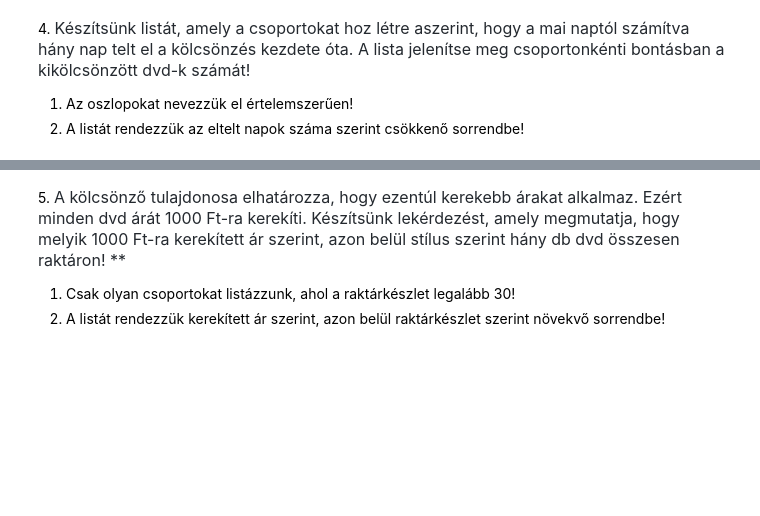
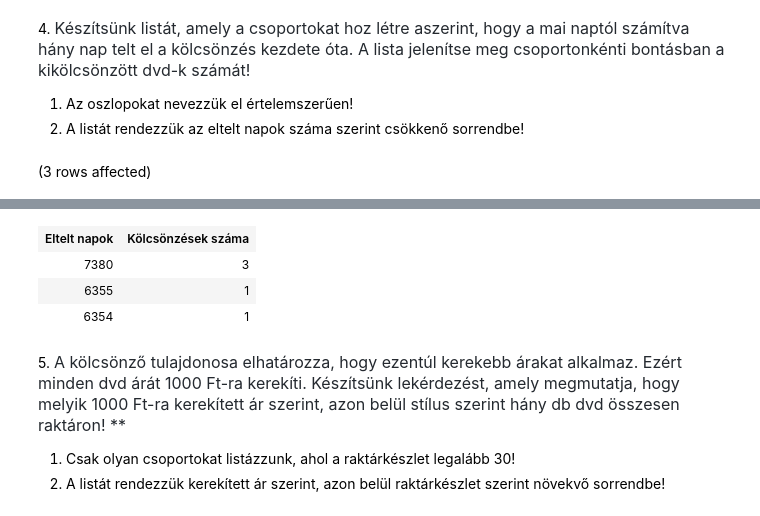
Before and after one commit to Mdorka22/gyakorlas_adatb, a Jupyter notebook: gyakorlat02_feladatok .ipynb, the cells around one changed output, grey strips where cells are left out. Saved outputs shown, nothing was run; the diff lists cells and outputs as text; code cells hidden in the pictures; blank space fills up the shorter version.

```diff
--- a/gyakorlat02_feladatok .ipynb
+++ b/gyakorlat02_feladatok .ipynb
@@ -86,3 +86,11 @@ Total execution time: 00:00:00.023
 
 1. Az oszlopokat nevezzük el értelemszerűen!
 2. A listát rendezzük az eltelt napok száma szerint csökkenő sorrendbe!
+# %%
+select datediff(day, ki_datum, GETDATE()) as 'Eltelt napok',
+        count(*) as "Kölcsönzések száma"
+from kolcsonzesek
+group by datediff(day, ki_datum, GETDATE())
+order by datediff(day, ki_datum, GETDATE()) DESC
+# %% [output]
+(3 rows affected)
@@ -89,3 +98,7 @@ Total execution time: 00:00:00.023
+| Eltelt napok | Kölcsönzések száma |
+| 7380 | 3 |
+| 6355 | 1 |
+| 6354 | 1 |
 # %% [markdown]
 5. <span style="color: rgb(36, 41, 47); font-family: -apple-system, BlinkMacSystemFont, &quot;Segoe UI&quot;, Helvetica, Arial, sans-serif, &quot;Apple Color Emoji&quot;, &quot;Segoe UI Emoji&quot;; font-size: 16px;">A kölcsönző tulajdonosa elhatározza, hogy ezentúl kerekebb árakat alkalmaz. Ezért minden dvd árát 1000 Ft-ra kerekíti. Készítsünk lekérdezést, amely megmutatja, hogy melyik 1000 Ft-ra kerekített ár szerint, azon belül stílus szerint hány db dvd összesen raktáron! **</span>
 
```
Also changed, not shown: parts of 1 cell of this notebook.
